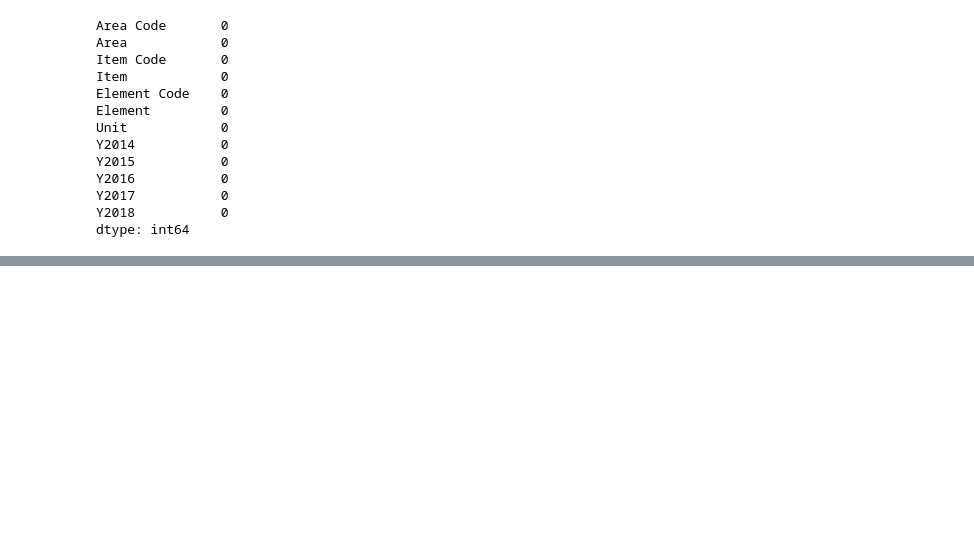
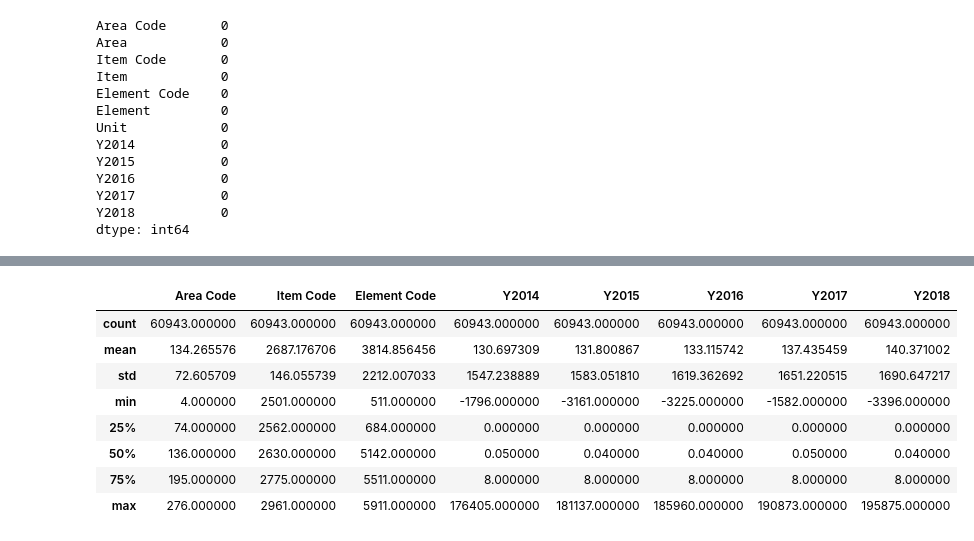
Before and after one commit to jadesola123/hamoye-stageA, a Jupyter notebook: FoodSheet.ipynb, the cells around one changed output, grey strips where cells are left out. Drawn from its saved outputs; the diff is of its cells as text; code cells hidden in the pictures; blank space fills up the shorter version.

```diff
--- a/FoodSheet.ipynb
+++ b/FoodSheet.ipynb
@@ -39,10 +39,10 @@ Y2018           1436
 dtype: int64
 # %%
-FoodSheet[['Y2014']]= FoodSheet[['Y2014']].fillna(value='mcf')
-FoodSheet[['Y2015']]= FoodSheet[['Y2015']].fillna(value='mcf')
-FoodSheet[['Y2016']]= FoodSheet[['Y2016']].fillna(value='mcf')
-FoodSheet[['Y2017']]= FoodSheet[['Y2017']].fillna(value='mcf')
-FoodSheet[['Y2018']]= FoodSheet[['Y2018']].fillna(value='mcf')
+FoodSheet[['Y2014']]= FoodSheet[['Y2014']].fillna(value=0)
+FoodSheet[['Y2015']]= FoodSheet[['Y2015']].fillna(value=0)
+FoodSheet[['Y2016']]= FoodSheet[['Y2016']].fillna(value=0)
+FoodSheet[['Y2017']]= FoodSheet[['Y2017']].fillna(value=0)
+FoodSheet[['Y2018']]= FoodSheet[['Y2018']].fillna(value=0)
 # %%
 FoodSheet.isnull().sum()
 # %% [output]
@@ -61,0 +140,12 @@ dtype: int64
+# %%
+FoodSheet.describe()
+# %% [output]
+|  | Area Code | Item Code | Element Code | Y2014 | Y2015 | Y2016 | Y2017 | Y2018 |
+| count | 60943.000000 | 60943.000000 | 60943.000000 | 60943.000000 | 60943.000000 | 60943.000000 | 60943.000000 | 60943.000000 |
+| mean | 134.265576 | 2687.176706 | 3814.856456 | 130.697309 | 131.800867 | 133.115742 | 137.435459 | 140.371002 |
+| std | 72.605709 | 146.055739 | 2212.007033 | 1547.238889 | 1583.051810 | 1619.362692 | 1651.220515 | 1690.647217 |
+| min | 4.000000 | 2501.000000 | 511.000000 | -1796.000000 | -3161.000000 | -3225.000000 | -1582.000000 | -3396.000000 |
+| 25% | 74.000000 | 2562.000000 | 684.000000 | 0.000000 | 0.000000 | 0.000000 | 0.000000 | 0.000000 |
+| 50% | 136.000000 | 2630.000000 | 5142.000000 | 0.050000 | 0.040000 | 0.040000 | 0.050000 | 0.040000 |
+| 75% | 195.000000 | 2775.000000 | 5511.000000 | 8.000000 | 8.000000 | 8.000000 | 8.000000 | 8.000000 |
+| max | 276.000000 | 2961.000000 | 5911.000000 | 176405.000000 | 181137.000000 | 185960.000000 | 190873.000000 | 195875.000000 |
```
Also changed, not shown: parts of 10 cells of this notebook.
